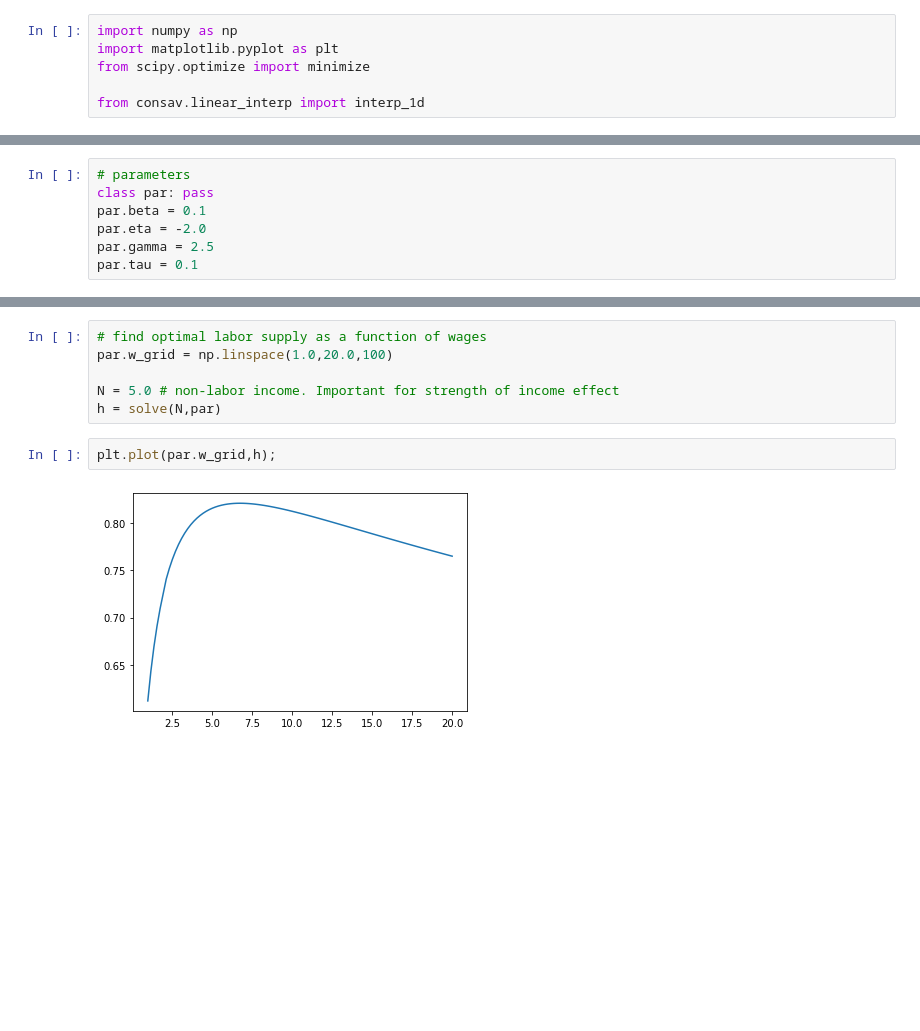
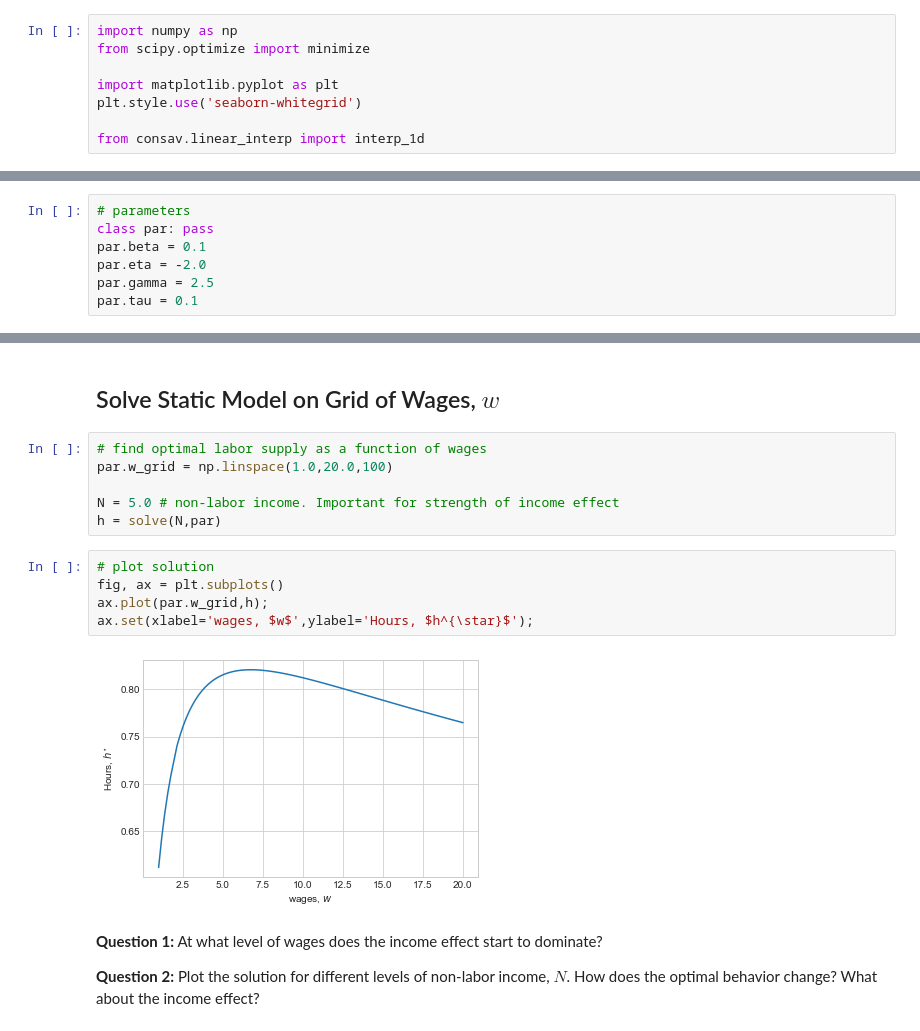
Before and after one commit to ThomasHJorgensen/HouseholdBehaviorCourse, a Jupyter notebook: 03/01. StaticLabor.ipynb, the cells around one changed output, grey strips where cells are left out. Saved outputs shown, nothing was run; the diff lists cells and outputs as text; blank space fills up the shorter version.

Commit message:
labor supply

```diff
--- a/03/01. StaticLabor.ipynb
+++ b/03/01. StaticLabor.ipynb
@@ -3,6 +5,8 @@
 # %%
 import numpy as np
-import matplotlib.pyplot as plt
 from scipy.optimize import minimize
 
+import matplotlib.pyplot as plt
+plt.style.use('seaborn-whitegrid')
+
 from consav.linear_interp import interp_1d
@@ -40,10 +50,19 @@ par.tau = 0.1
+# %% [markdown]
+## Solve Static Model on Grid of Wages, $w$
 # %%
 # find optimal labor supply as a function of wages
 par.w_grid = np.linspace(1.0,20.0,100)
 
 N = 5.0 # non-labor income. Important for strength of income effect
 h = solve(N,par)
-# %%
-plt.plot(par.w_grid,h);
-# %% [output]
-[figure, removed]
+# %%
+# plot solution
+fig, ax = plt.subplots()
+ax.plot(par.w_grid,h);
+ax.set(xlabel='wages, $w$',ylabel='Hours, $h^{\star}$');
+# %% [output]
+[figure, added]
+# %% [markdown]
+**Question 1:** At what level of wages does the income effect start to dominate?
+
+**Question 2:** Plot the solution for different levels of non-labor income, $N$. How does the optimal behavior change? What about the income effect?
```
Also changed, not shown: parts of 25 cells of this notebook, 2 other files.
